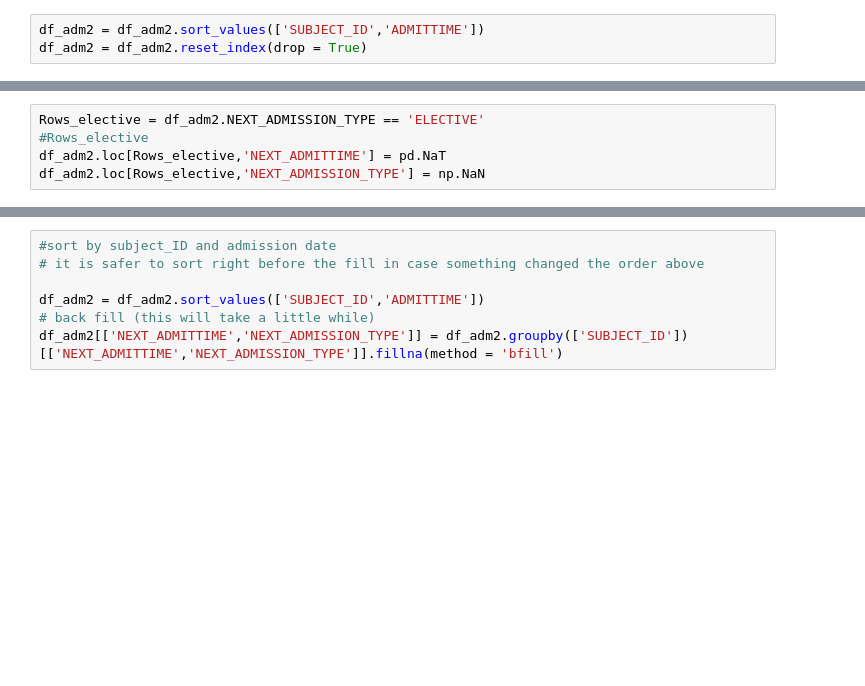
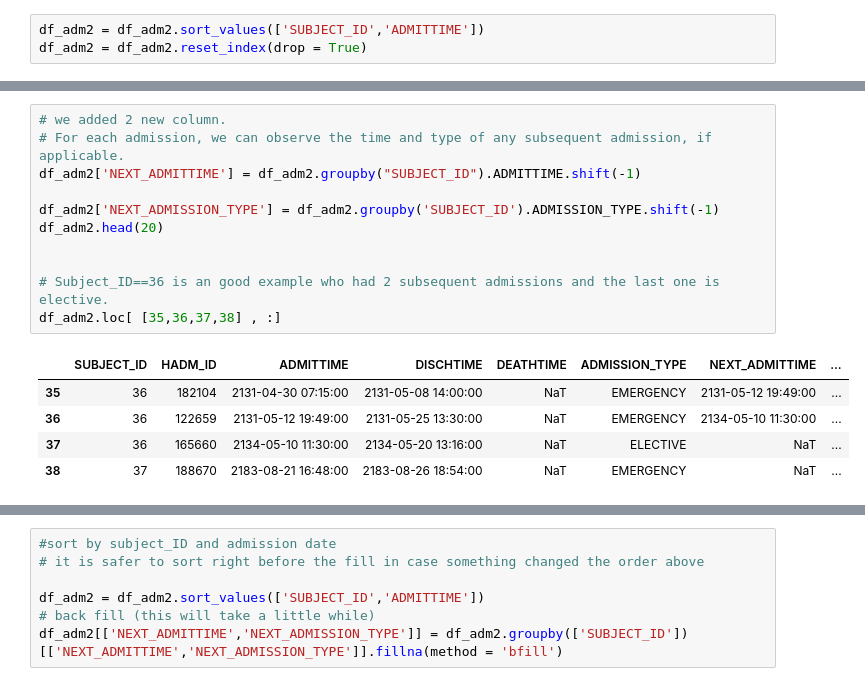
Before and after one commit to sepidehsnab/Clinical-NLP-Project, a Jupyter notebook: 01-PrepareData.ipynb, the cells around one changed output, grey strips where cells are left out. Drawn from its saved outputs; the diff is of its cells as text; blank space fills up the shorter version.

```diff
--- a/01-PrepareData.ipynb
+++ b/01-PrepareData.ipynb
@@ -169,5 +67,17 @@ df_adm2.tail(100)
-# %%
-Rows_elective = df_adm2.NEXT_ADMISSION_TYPE == 'ELECTIVE'
-#Rows_elective
-df_adm2.loc[Rows_elective,'NEXT_ADMITTIME'] = pd.NaT
-df_adm2.loc[Rows_elective,'NEXT_ADMISSION_TYPE'] = np.NaN
+# %%
+# we added 2 new column.
+# For each admission, we can observe the time and type of any subsequent admission, if applicable.
+df_adm2['NEXT_ADMITTIME'] = df_adm2.groupby("SUBJECT_ID").ADMITTIME.shift(-1)
+
+df_adm2['NEXT_ADMISSION_TYPE'] = df_adm2.groupby('SUBJECT_ID').ADMISSION_TYPE.shift(-1)
+df_adm2.head(20)
+
+
+# Subject_ID==36 is an good example who had 2 subsequent admissions and the last one is elective.
+df_adm2.loc[ [35,36,37,38] , :]
+# %% [output]
+|  | SUBJECT_ID | HADM_ID | ADMITTIME | DISCHTIME | DEATHTIME | ADMISSION_TYPE | NEXT_ADMITTIME | ... |
+| 35 | 36 | 182104 | 2131-04-30 07:15:00 | 2131-05-08 14:00:00 | NaT | EMERGENCY | 2131-05-12 19:49:00 | ... |
+| 36 | 36 | 122659 | 2131-05-12 19:49:00 | 2131-05-25 13:30:00 | NaT | EMERGENCY | 2134-05-10 11:30:00 | ... |
+| 37 | 36 | 165660 | 2134-05-10 11:30:00 | 2134-05-20 13:16:00 | NaT | ELECTIVE | NaT | ... |
+| 38 | 37 | 188670 | 2183-08-21 16:48:00 | 2183-08-26 18:54:00 | NaT | EMERGENCY | NaT | ... |
```
Also changed, not shown: parts of 26 cells of this notebook.
